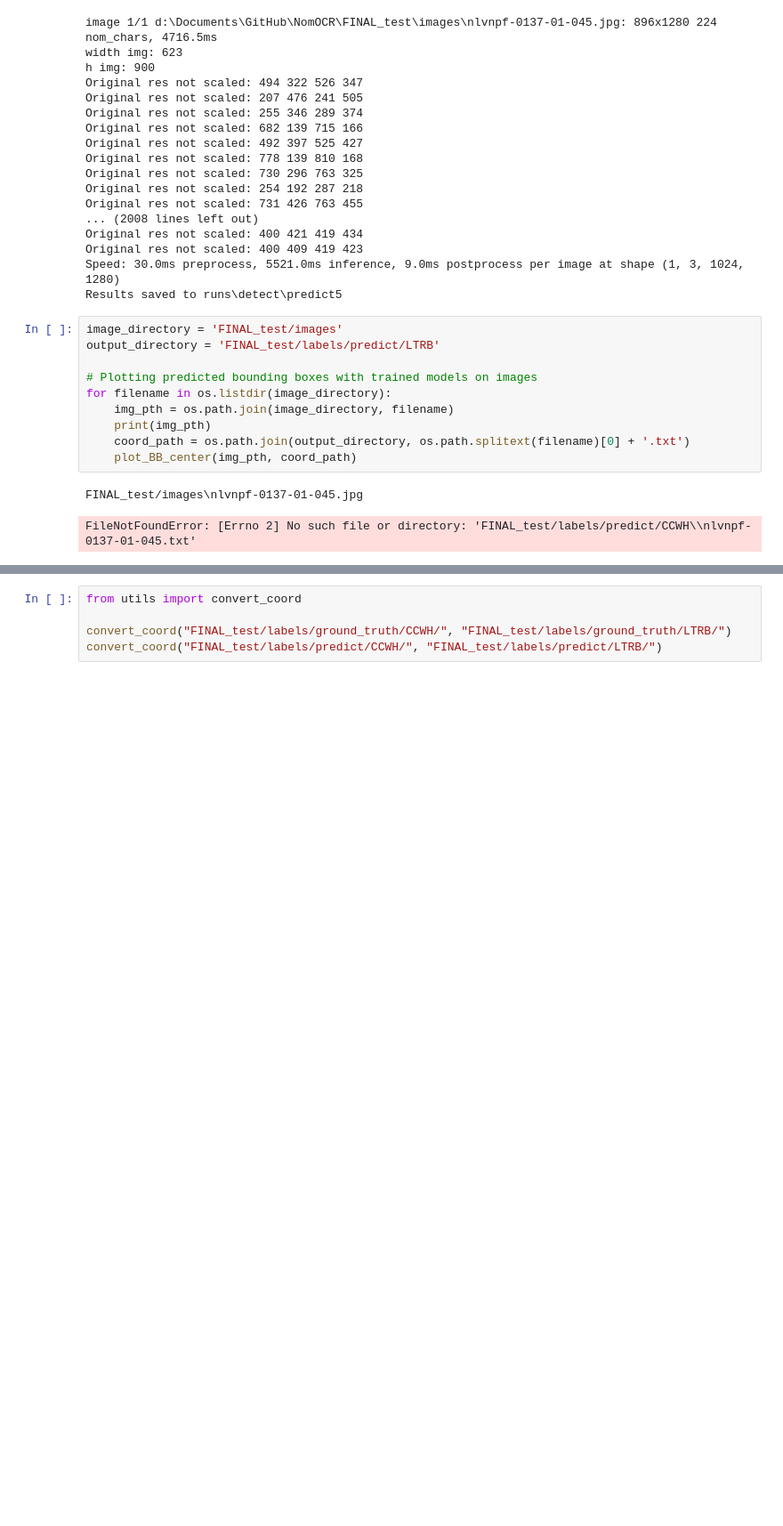
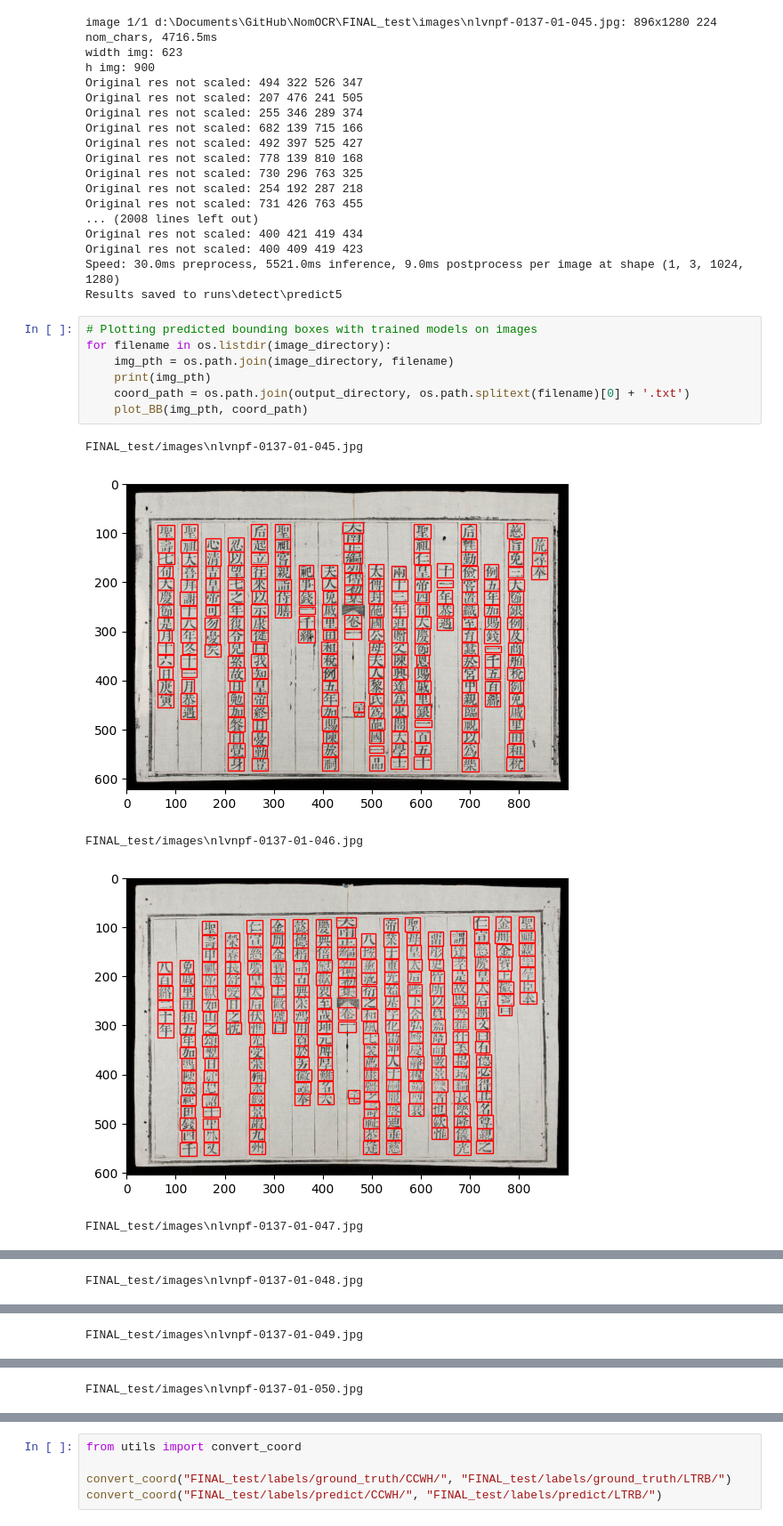
Before and after one commit to hachane/INT3404E_Nom_localization, a Jupyter notebook: main.ipynb, the cells around one changed output, grey strips where cells are left out. Shown at 89% size. Drawn from its saved outputs; the diff is of its cells as text; blank space fills up the shorter version.

```diff
--- a/main.ipynb
+++ b/main.ipynb
@@ -85,15 +85,15 @@ Original res not scaled: 400 409 419 423
 Speed: 30.0ms preprocess, 5521.0ms inference, 9.0ms postprocess per image at shape (1, 3, 1024, 1280)
 Results saved to runs\detect\predict5
 # %%
-image_directory = 'FINAL_test/images'
-output_directory = 'FINAL_test/labels/predict/LTRB'
-
 # Plotting predicted bounding boxes with trained models on images
 for filename in os.listdir(image_directory):
     img_pth = os.path.join(image_directory, filename)
     print(img_pth)
     coord_path = os.path.join(output_directory, os.path.splitext(filename)[0] + '.txt')
-    plot_BB_center(img_pth, coord_path)
+    plot_BB(img_pth, coord_path)
 # %% [output]
 FINAL_test/images\nlvnpf-0137-01-045.jpg
+[figure, added]
-FileNotFoundError: [Errno 2] No such file or directory: 'FINAL_test/labels/predict/CCWH\\nlvnpf-0137-01-045.txt'
+FINAL_test/images\nlvnpf-0137-01-046.jpg
+[figure, added]
+FINAL_test/images\nlvnpf-0137-01-047.jpg
@@ -99,0 +101 @@ FileNotFoundError: [Errno 2] No such file or directory: 'FINAL_test/labels/predi
+FINAL_test/images\nlvnpf-0137-01-048.jpg
@@ -99,0 +103 @@ FileNotFoundError: [Errno 2] No such file or directory: 'FINAL_test/labels/predi
+FINAL_test/images\nlvnpf-0137-01-049.jpg
@@ -99,0 +105 @@ FileNotFoundError: [Errno 2] No such file or directory: 'FINAL_test/labels/predi
+FINAL_test/images\nlvnpf-0137-01-050.jpg
```
Also changed, not shown: parts of 1 cell of this notebook, 1 other file.
